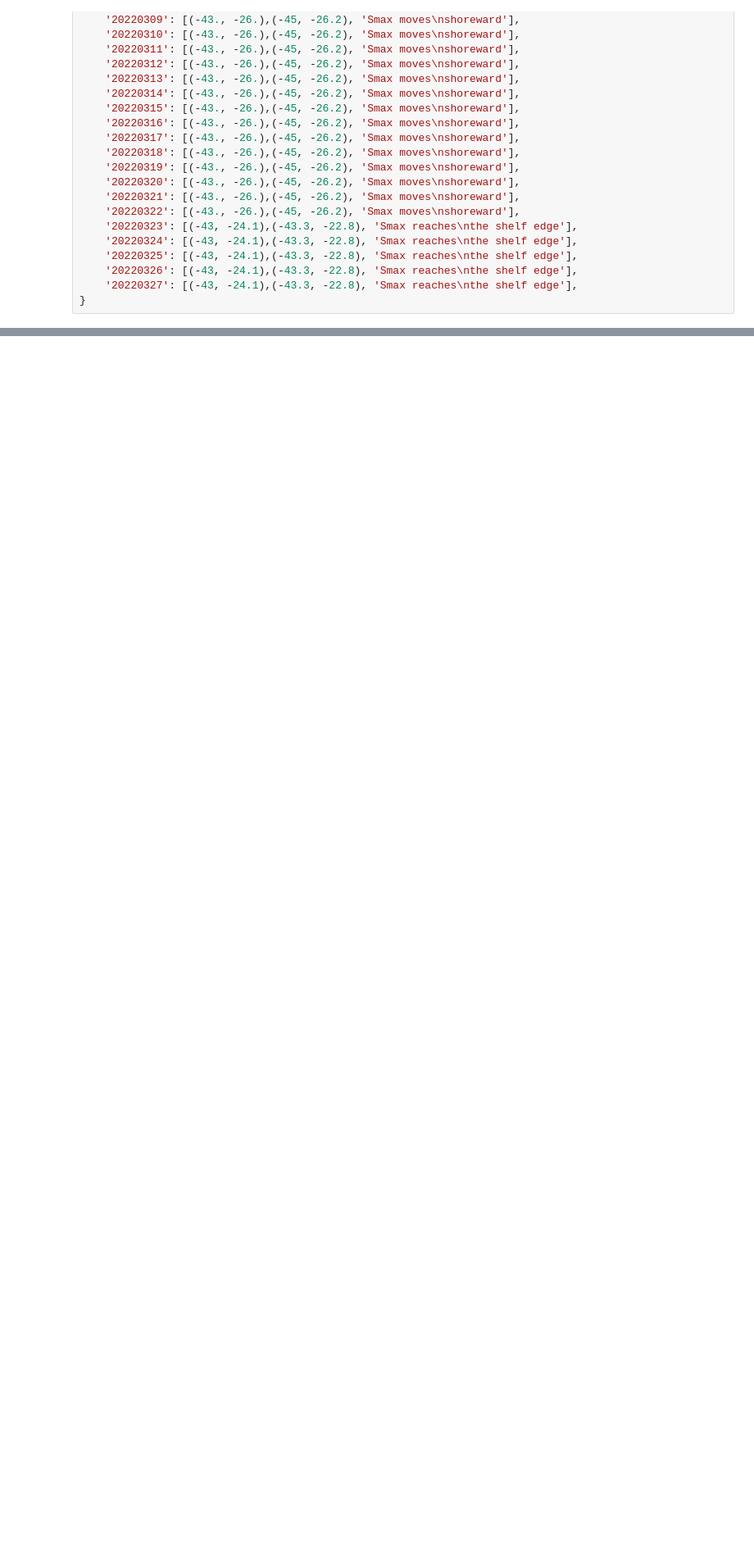
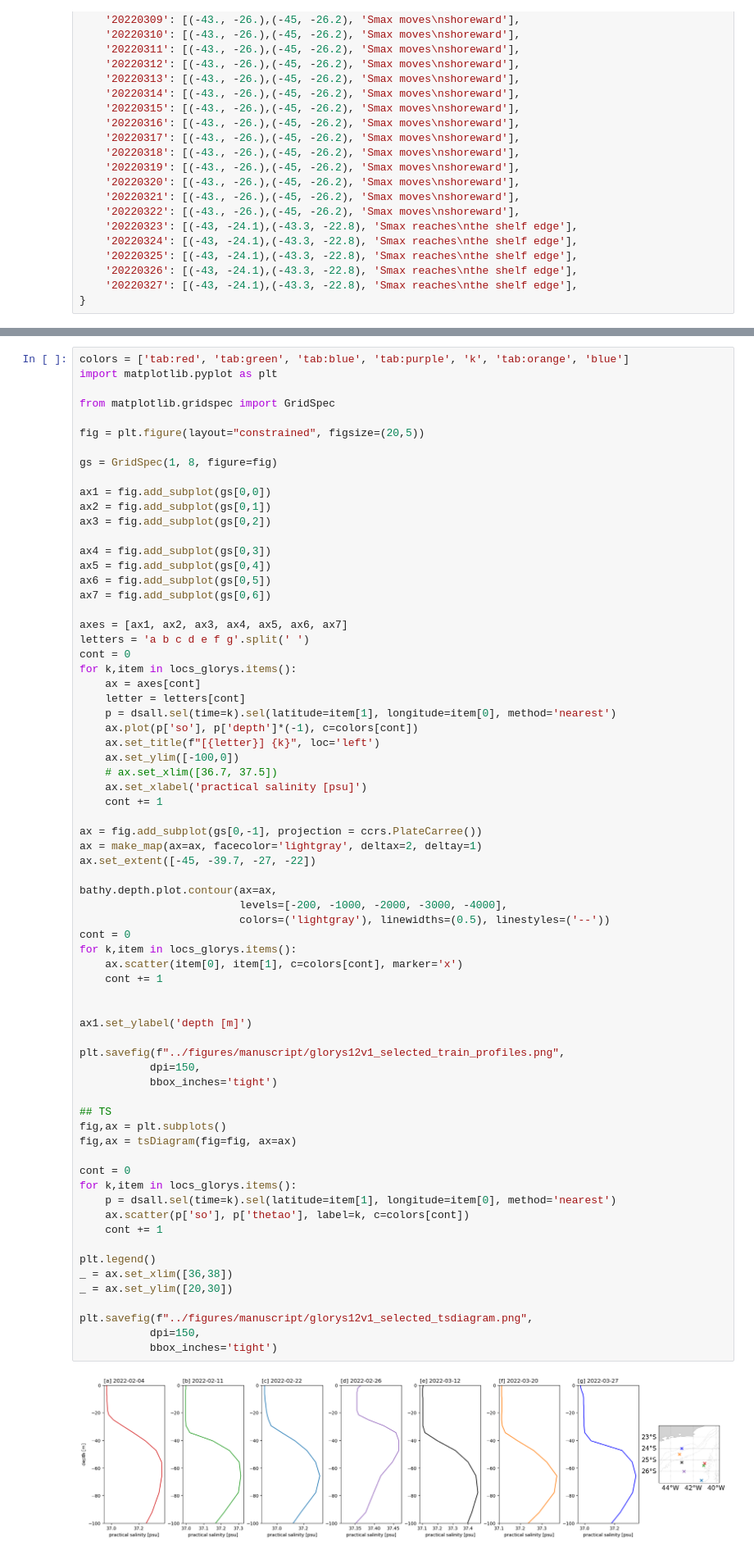
Before and after one commit to nilodna/smax_pathways, a Jupyter notebook: scripts/00_manuscript_V1.ipynb, the cells around one changed output, grey strips where cells are left out. Shown at 82% size. Cells and saved outputs as stored; diff of their text form; blank space fills up the shorter version.

```diff
--- a/scripts/00_manuscript_V1.ipynb
+++ b/scripts/00_manuscript_V1.ipynb
@@ -244,0 +502,71 @@ for _,itime in tqdm(enumerate(range(dsall.dims['time'])[:plotHowMany])):
+# %%
+colors = ['tab:red', 'tab:green', 'tab:blue', 'tab:purple', 'k', 'tab:orange', 'blue']
+import matplotlib.pyplot as plt
+
+from matplotlib.gridspec import GridSpec
+
+fig = plt.figure(layout="constrained", figsize=(20,5))
+
+gs = GridSpec(1, 8, figure=fig)
+
+ax1 = fig.add_subplot(gs[0,0])
+ax2 = fig.add_subplot(gs[0,1])
+ax3 = fig.add_subplot(gs[0,2])
+
+ax4 = fig.add_subplot(gs[0,3])
+ax5 = fig.add_subplot(gs[0,4])
+ax6 = fig.add_subplot(gs[0,5])
+ax7 = fig.add_subplot(gs[0,6])
+
+axes = [ax1, ax2, ax3, ax4, ax5, ax6, ax7]
+letters = 'a b c d e f g'.split(' ')
+cont = 0
+for k,item in locs_glorys.items():
+    ax = axes[cont]
+    letter = letters[cont]
+    p = dsall.sel(time=k).sel(latitude=item[1], longitude=item[0], method='nearest')
+    ax.plot(p['so'], p['depth']*(-1), c=colors[cont])
+    ax.set_title(f"[{letter}] {k}", loc='left')
+    ax.set_ylim([-100,0])
+    # ax.set_xlim([36.7, 37.5])
+    ax.set_xlabel('practical salinity [psu]')
+    cont += 1
+
+ax = fig.add_subplot(gs[0,-1], projection = ccrs.PlateCarree())
+ax = make_map(ax=ax, facecolor='lightgray', deltax=2, deltay=1)
+ax.set_extent([-45, -39.7, -27, -22])
+
+bathy.depth.plot.contour(ax=ax,
+                         levels=[-200, -1000, -2000, -3000, -4000],
+                         colors=('lightgray'), linewidths=(0.5), linestyles=('--'))
+cont = 0
+for k,item in locs_glorys.items():
+    ax.scatter(item[0], item[1], c=colors[cont], marker='x')
+    cont += 1
+
+
+ax1.set_ylabel('depth [m]')
+
+plt.savefig(f"../figures/manuscript/glorys12v1_selected_train_profiles.png",
+           dpi=150,
+           bbox_inches='tight')
+
+## TS
+fig,ax = plt.subplots()
+fig,ax = tsDiagram(fig=fig, ax=ax)
+
+cont = 0
+for k,item in locs_glorys.items():
+    p = dsall.sel(time=k).sel(latitude=item[1], longitude=item[0], method='nearest')
+    ax.scatter(p['so'], p['thetao'], label=k, c=colors[cont])
+    cont += 1
+
+plt.legend()
+_ = ax.set_xlim([36,38])
+_ = ax.set_ylim([20,30])
+
+plt.savefig(f"../figures/manuscript/glorys12v1_selected_tsdiagram.png",
+           dpi=150,
+           bbox_inches='tight')
+# %% [output]
+[figure, added]
```
Also changed, not shown: parts of 8 cells of this notebook.
